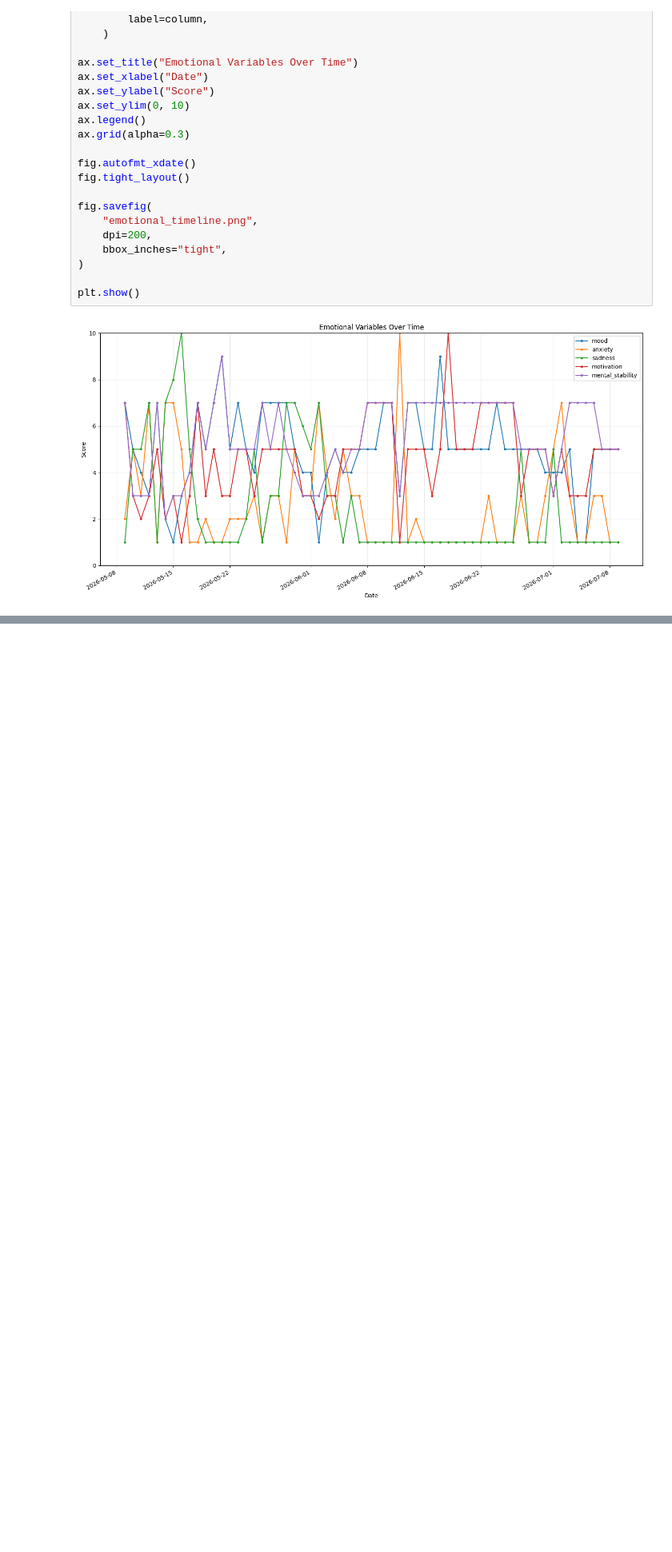
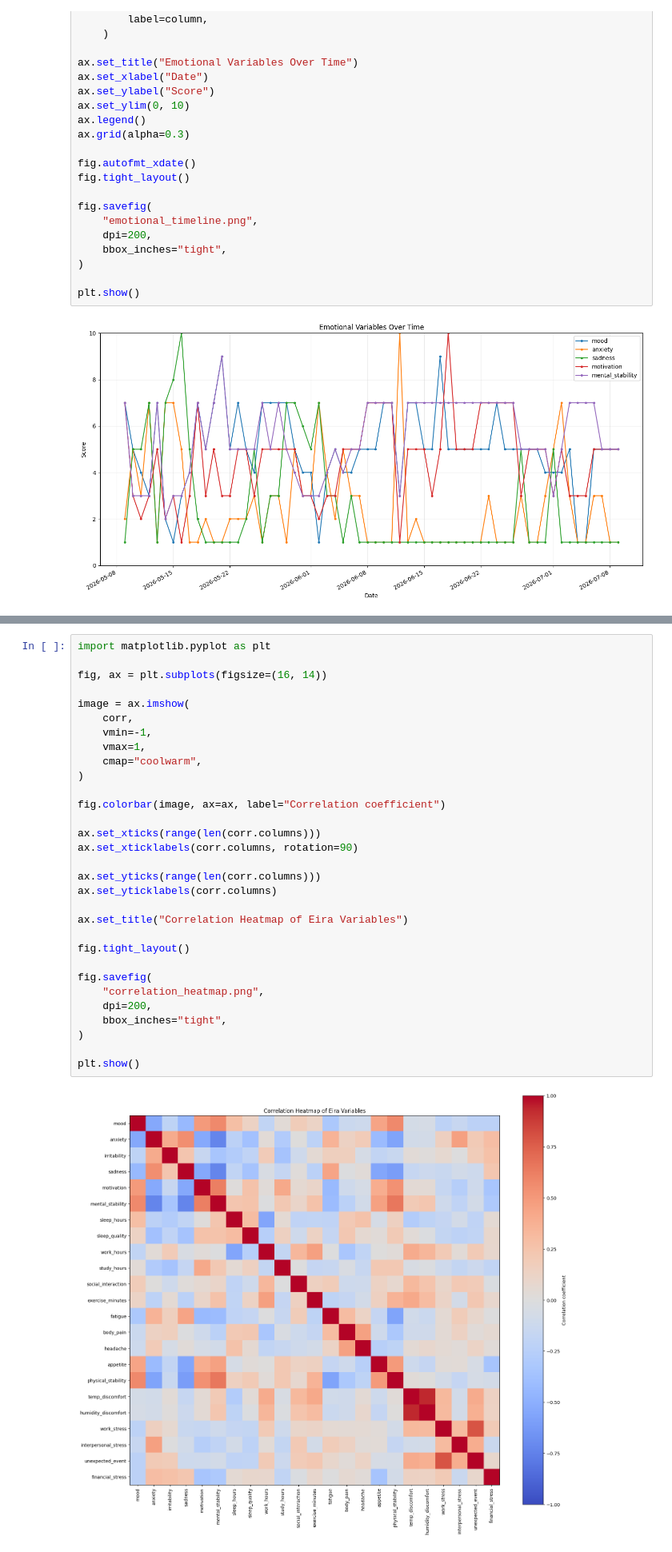
Before and after one commit to EiraHayase/eira-system, a Jupyter notebook: eira_analysis.ipynb, the cells around one changed output, grey strips where cells are left out. Shown at 80% size. Saved outputs shown, nothing was run; the diff lists cells and outputs as text; blank space fills up the shorter version.

```diff
--- a/eira_analysis.ipynb
+++ b/eira_analysis.ipynb
@@ -64,0 +183,33 @@ plt.show()
+# %%
+import matplotlib.pyplot as plt
+
+fig, ax = plt.subplots(figsize=(16, 14))
+
+image = ax.imshow(
+    corr,
+    vmin=-1,
+    vmax=1,
+    cmap="coolwarm",
+)
+
+fig.colorbar(image, ax=ax, label="Correlation coefficient")
+
+ax.set_xticks(range(len(corr.columns)))
+ax.set_xticklabels(corr.columns, rotation=90)
+
+ax.set_yticks(range(len(corr.columns)))
+ax.set_yticklabels(corr.columns)
+
+ax.set_title("Correlation Heatmap of Eira Variables")
+
+fig.tight_layout()
+
+fig.savefig(
+    "correlation_heatmap.png",
+    dpi=200,
+    bbox_inches="tight",
+)
+
+plt.show()
+# %% [output]
+[figure, added]
```
Also changed, not shown: parts of 5 cells of this notebook.
